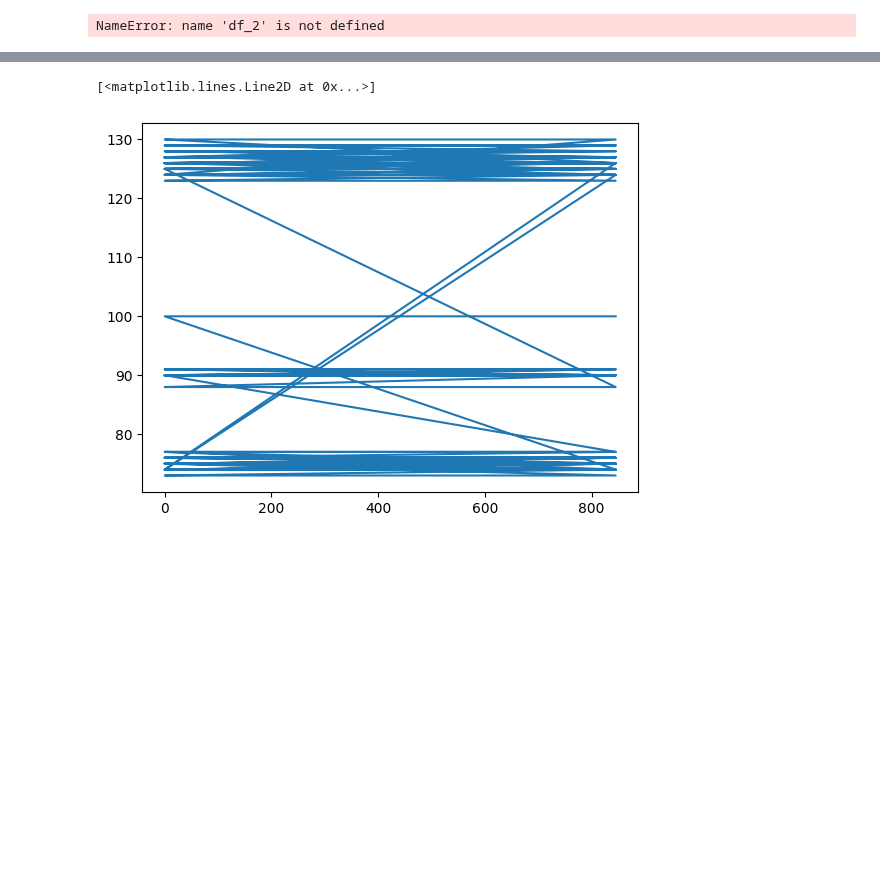
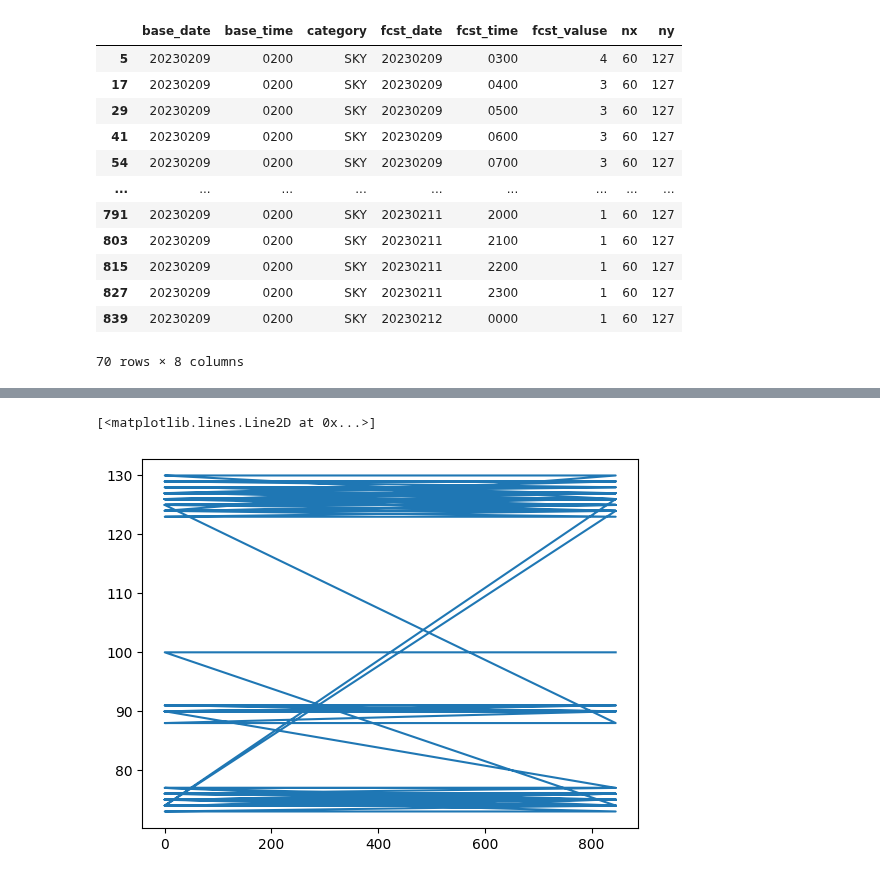
Before and after one commit to Jjineeq/Capstone_Design, a Jupyter notebook: weather_prediction_api copy.ipynb, the cells around one changed output, grey strips where cells are left out. Cells and saved outputs as stored; diff of their text form; code cells hidden in the pictures; blank space fills up the shorter version.

```diff
--- a/weather_prediction_api copy.ipynb
+++ b/weather_prediction_api copy.ipynb
@@ -74,4 +91,0 @@ KeyboardInterrupt:
-# %%
-df_2
-# %% [output]
-NameError: name 'df_2' is not defined
@@ -77,0 +96,16 @@ NameError: name 'df_2' is not defined
+# %%
+df_save[df_save['category']=='SKY'].drop_duplicates()
+# %% [output]
+|  | base_date | base_time | category | fcst_date | fcst_time | fcst_valuse | nx | ny |
+| 5 | 20230209 | 0200 | SKY | 20230209 | 0300 | 4 | 60 | 127 |
+| 17 | 20230209 | 0200 | SKY | 20230209 | 0400 | 3 | 60 | 127 |
+| 29 | 20230209 | 0200 | SKY | 20230209 | 0500 | 3 | 60 | 127 |
+| 41 | 20230209 | 0200 | SKY | 20230209 | 0600 | 3 | 60 | 127 |
+| 54 | 20230209 | 0200 | SKY | 20230209 | 0700 | 3 | 60 | 127 |
+| ... | ... | ... | ... | ... | ... | ... | ... | ... |
+| 791 | 20230209 | 0200 | SKY | 20230211 | 2000 | 1 | 60 | 127 |
+| 803 | 20230209 | 0200 | SKY | 20230211 | 2100 | 1 | 60 | 127 |
+| 815 | 20230209 | 0200 | SKY | 20230211 | 2200 | 1 | 60 | 127 |
+| 827 | 20230209 | 0200 | SKY | 20230211 | 2300 | 1 | 60 | 127 |
+| 839 | 20230209 | 0200 | SKY | 20230212 | 0000 | 1 | 60 | 127 |
+70 rows × 8 columns
```
Also changed, not shown: parts of 9 cells of this notebook, 4 other files.
